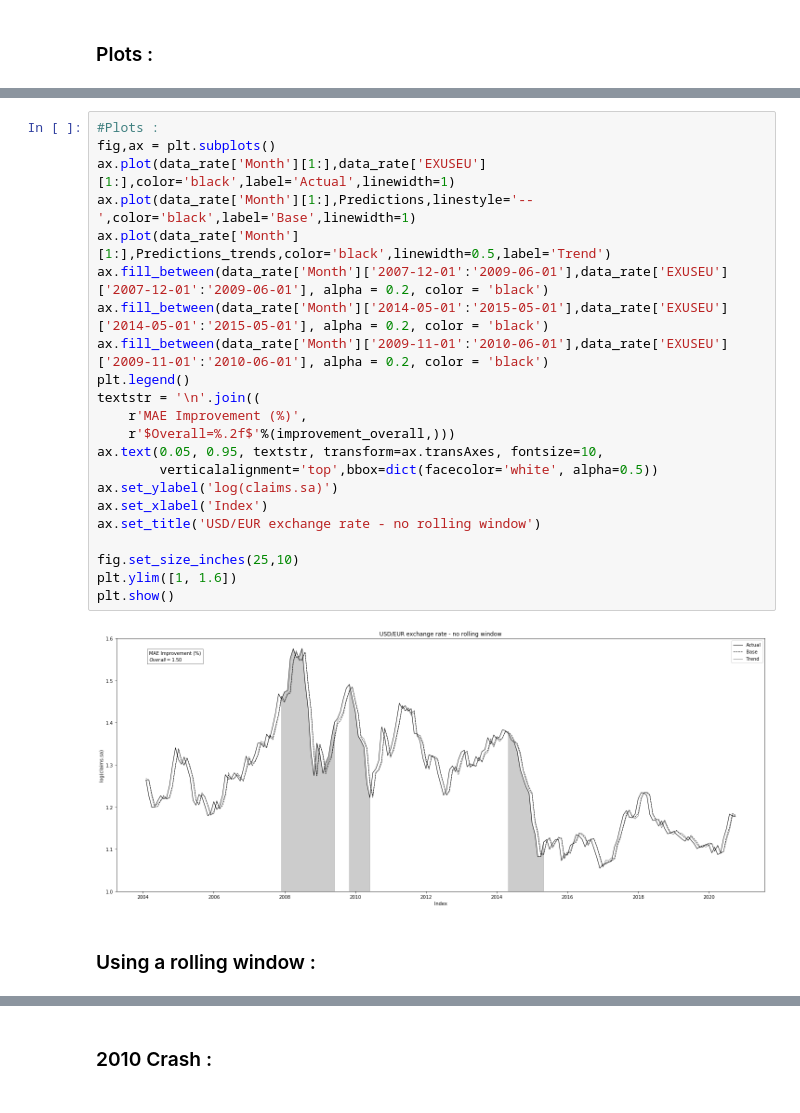
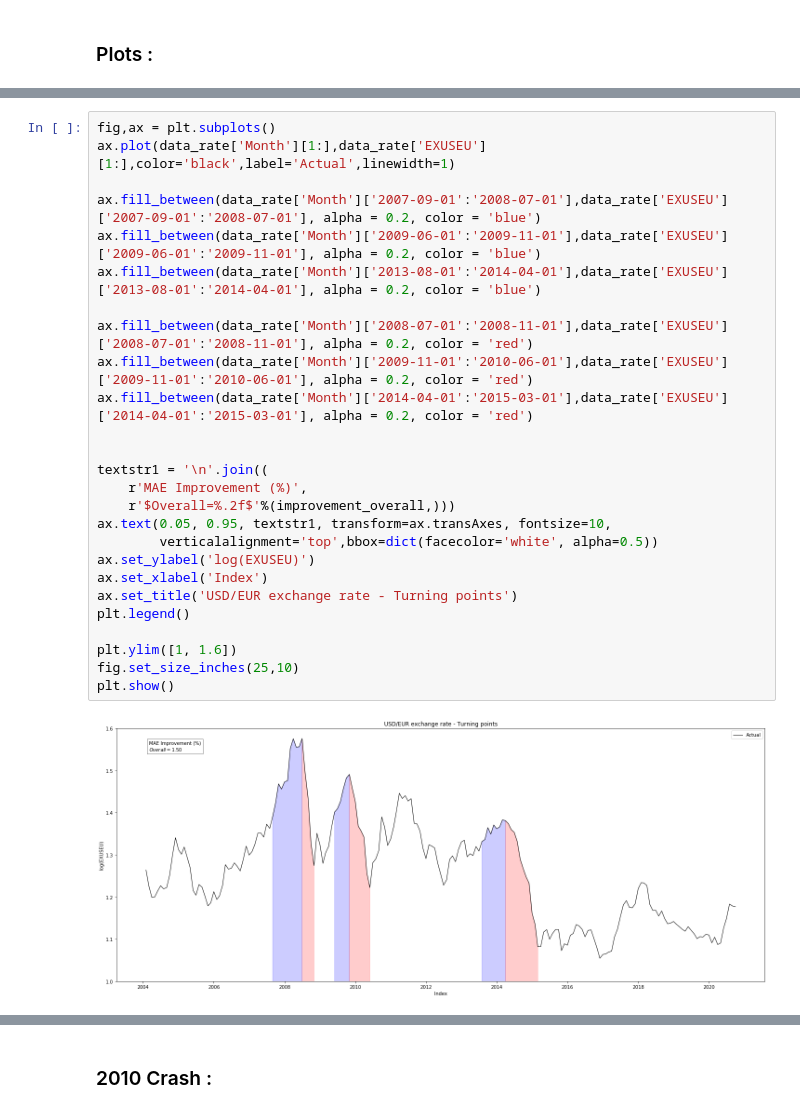
Before and after one commit to epfl-ada/ada-2020-project-milestone-p3-p3_adaimb, a Jupyter notebook: MilestoneP4.ipynb, the cells around one changed output, grey strips where cells are left out. Drawn from its saved outputs; the diff is of its cells as text.

```diff
--- a/MilestoneP4.ipynb
+++ b/MilestoneP4.ipynb
@@ -740,26 +791,28 @@ MAE Base Overall = 0.016686468459872764
 # %%
-#Plots :
 fig,ax = plt.subplots()
 ax.plot(data_rate['Month'][1:],data_rate['EXUSEU'][1:],color='black',label='Actual',linewidth=1)
-ax.plot(data_rate['Month'][1:],Predictions,linestyle='--',color='black',label='Base',linewidth=1)
-ax.plot(data_rate['Month'][1:],Predictions_trends,color='black',linewidth=0.5,label='Trend')
-ax.fill_between(data_rate['Month']['2007-12-01':'2009-06-01'],data_rate['EXUSEU']['2007-12-01':'2009-06-01'], alpha = 0.2, color = 'black')
-ax.fill_between(data_rate['Month']['2014-05-01':'2015-05-01'],data_rate['EXUSEU']['2014-05-01':'2015-05-01'], alpha = 0.2, color = 'black')
-ax.fill_between(data_rate['Month']['2009-11-01':'2010-06-01'],data_rate['EXUSEU']['2009-11-01':'2010-06-01'], alpha = 0.2, color = 'black')
-plt.legend()
-textstr = '\n'.join((
+
+ax.fill_between(data_rate['Month']['2007-09-01':'2008-07-01'],data_rate['EXUSEU']['2007-09-01':'2008-07-01'], alpha = 0.2, color = 'blue')
+ax.fill_between(data_rate['Month']['2009-06-01':'2009-11-01'],data_rate['EXUSEU']['2009-06-01':'2009-11-01'], alpha = 0.2, color = 'blue')
+ax.fill_between(data_rate['Month']['2013-08-01':'2014-04-01'],data_rate['EXUSEU']['2013-08-01':'2014-04-01'], alpha = 0.2, color = 'blue')
+
+ax.fill_between(data_rate['Month']['2008-07-01':'2008-11-01'],data_rate['EXUSEU']['2008-07-01':'2008-11-01'], alpha = 0.2, color = 'red')
+ax.fill_between(data_rate['Month']['2009-11-01':'2010-06-01'],data_rate['EXUSEU']['2009-11-01':'2010-06-01'], alpha = 0.2, color = 'red')
+ax.fill_between(data_rate['Month']['2014-04-01':'2015-03-01'],data_rate['EXUSEU']['2014-04-01':'2015-03-01'], alpha = 0.2, color = 'red')
+
+
+textstr1 = '\n'.join((
     r'MAE Improvement (%)',
     r'$Overall=%.2f$'%(improvement_overall,)))
-ax.text(0.05, 0.95, textstr, transform=ax.transAxes, fontsize=10,
+ax.text(0.05, 0.95, textstr1, transform=ax.transAxes, fontsize=10,
         verticalalignment='top',bbox=dict(facecolor='white', alpha=0.5))
-ax.set_ylabel('log(claims.sa)')
+ax.set_ylabel('log(EXUSEU)')
 ax.set_xlabel('Index')
-ax.set_title('USD/EUR exchange rate - no rolling window')
+ax.set_title('USD/EUR exchange rate - Turning points')
+plt.legend()
 
+plt.ylim([1, 1.6])
 fig.set_size_inches(25,10)
-plt.ylim([1, 1.6])
 plt.show()
 # %% [output]
-[figure, old version]
+[figure, new version]
-# %% [markdown]
-### Using a rolling window :
```
Also changed, not shown: parts of 26 cells of this notebook.
